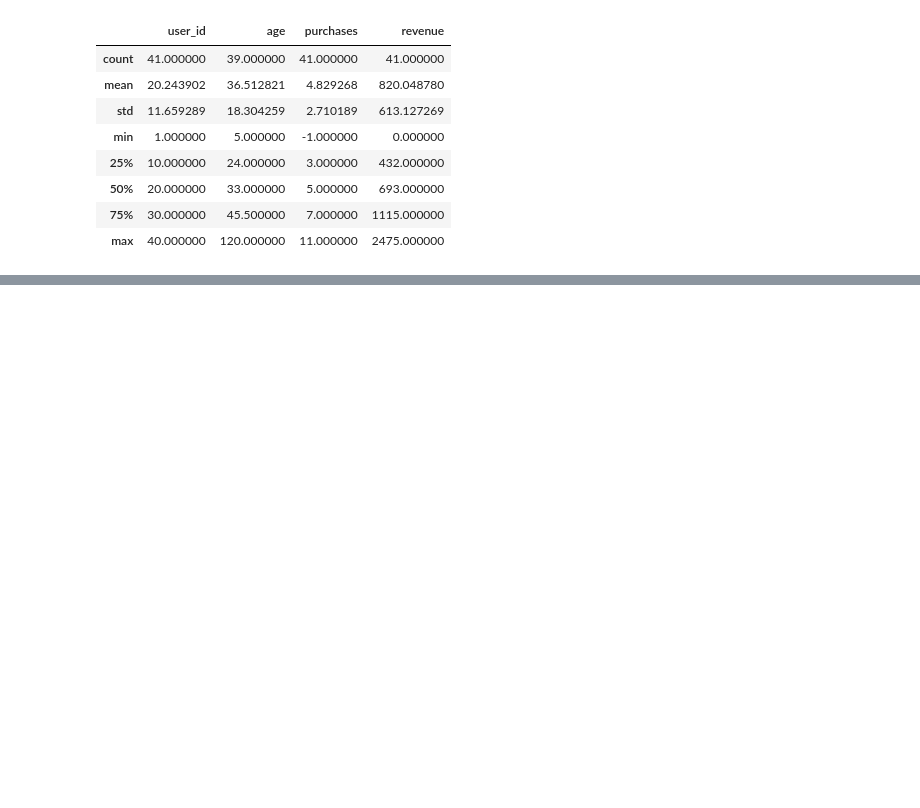
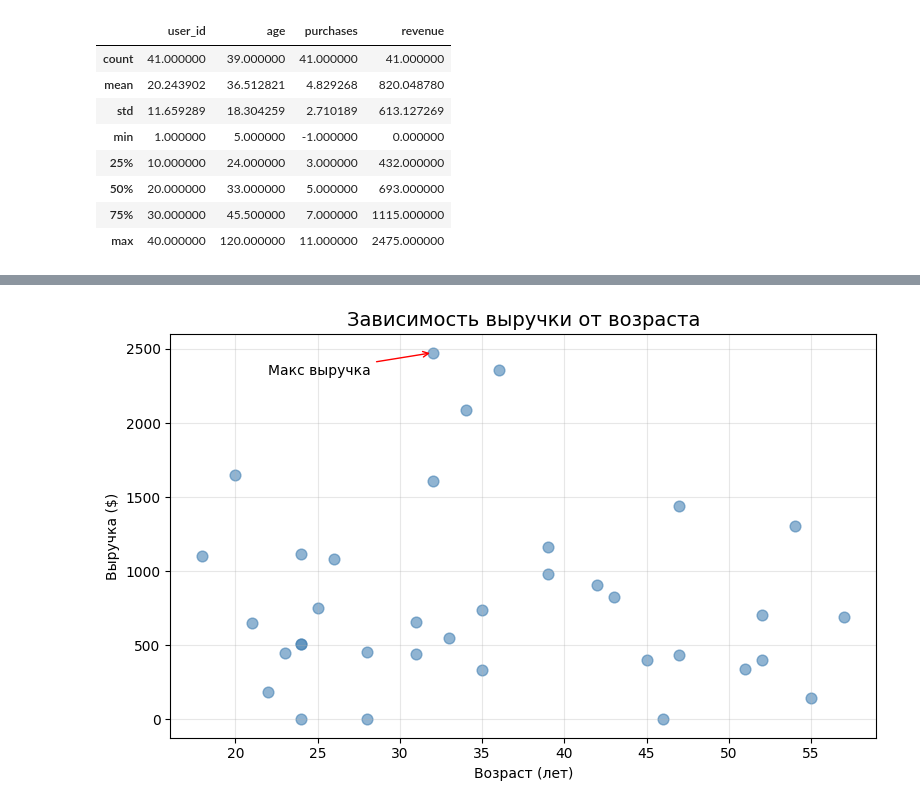
Before and after one commit to teeeFu/ai_engineering, a Jupyter notebook: homeworks/HW02/HW02.ipynb, the cells around one changed output, grey strips where cells are left out. Cells and saved outputs as stored; diff of their text form; code cells hidden in the pictures; blank space fills up the shorter version.

```diff
--- a/homeworks/HW02/HW02.ipynb
+++ b/homeworks/HW02/HW02.ipynb
@@ -41,0 +293,21 @@ df.describe()
+# %%
+plt.figure(figsize=(8, 5))
+
+plt.scatter(df['age'], df['revenue'], s=60, alpha=0.6, color='steelblue')
+plt.title('Зависимость выручки от возраста', fontsize=14)
+plt.xlabel('Возраст (лет)')
+plt.ylabel('Выручка ($)')
+plt.grid(True, alpha=0.3)
+
+max_revenue_row = df[df['revenue'] == df['revenue'].max()]
+
+x_coord = max_revenue_row['age'].values[0]
+y_coord = max_revenue_row['revenue'].values[0]
+
+plt.annotate('Макс выручка', xy=(x_coord, y_coord), xytext=(x_coord - 10, y_coord - 150),
+             arrowprops=dict(arrowstyle='->', color='red'))
+
+plt.tight_layout()
+plt.show()
+# %% [output]
+[figure, added]
```
Also changed, not shown: parts of 19 cells of this notebook.
